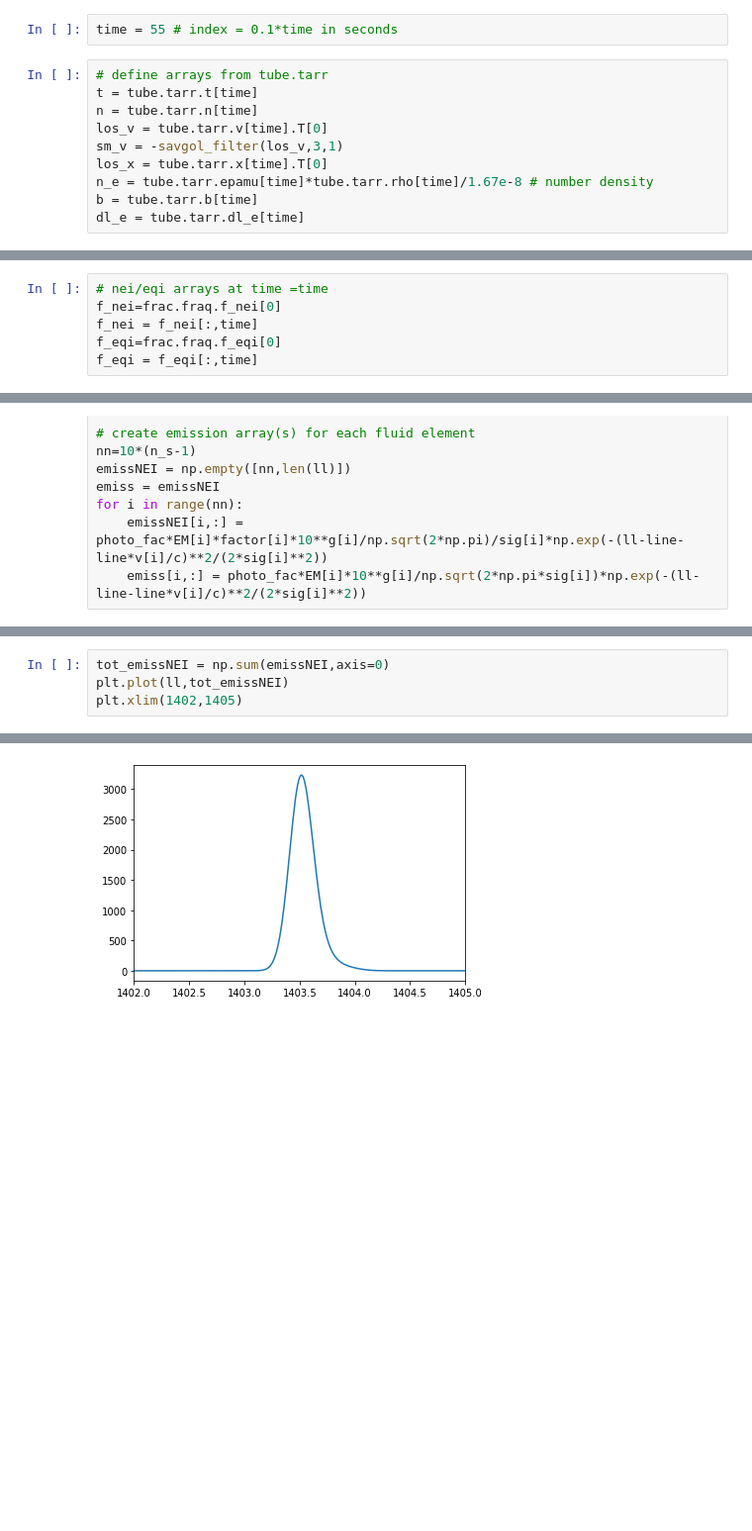
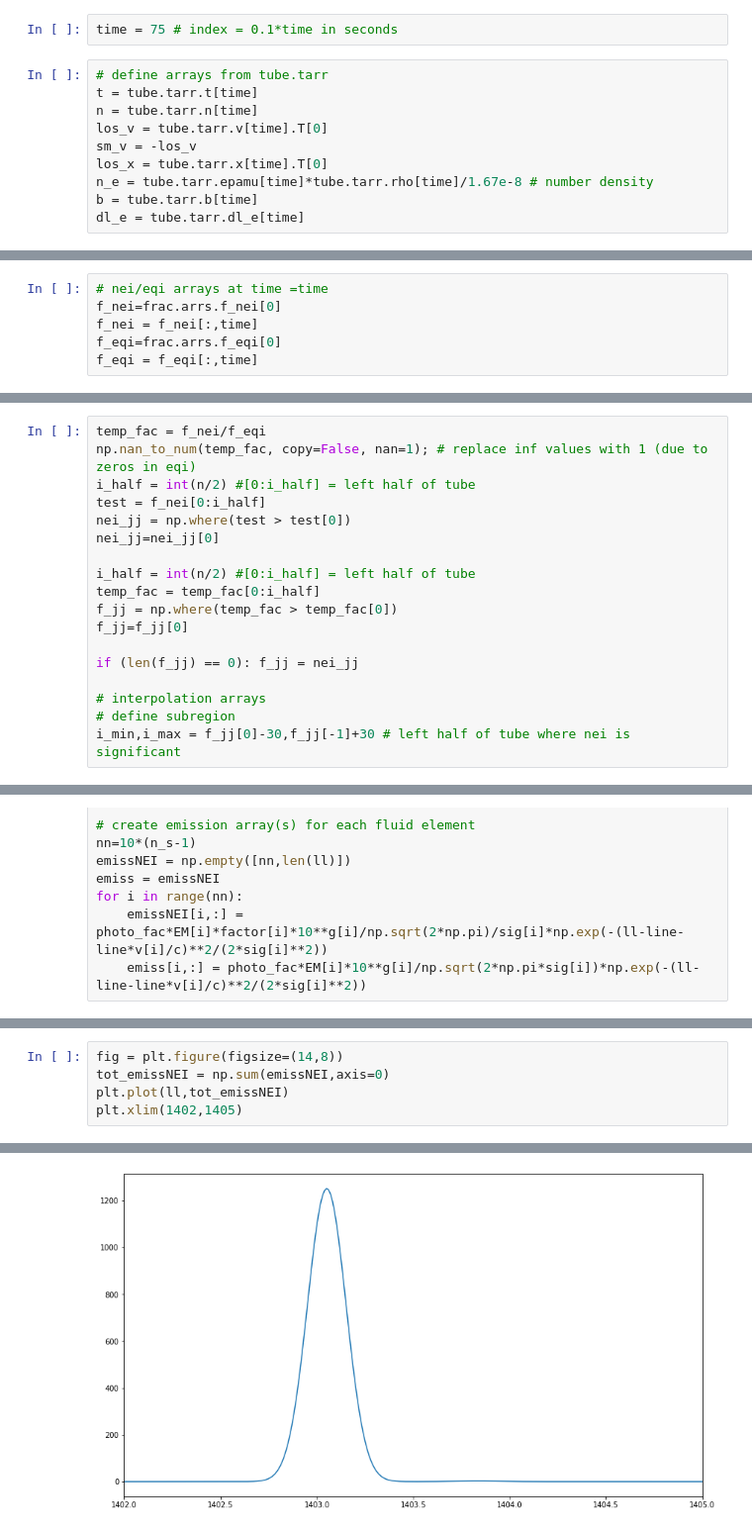
Before and after one commit to wilashfie/synth_spec, a Jupyter notebook: create_spec.ipynb, the cells around one changed output, grey strips where cells are left out. Shown at 99% size. Saved outputs shown, nothing was run; the diff lists cells and outputs as text; blank space fills up the shorter version.

```diff
--- a/create_spec.ipynb
+++ b/create_spec.ipynb
@@ -23,12 +22,12 @@ frac = readsav('/Users/WilliamHenryAshfieldIV/dat/f4_si_iv_nei.sav',verbose=Fals
 log10T,log10G = np.loadtxt('/Users/WilliamHenryAshfieldIV/dat/goft_1403.dat.txt',comments='%',unpack=True)
 # %%
-time = 55 # index = 0.1*time in seconds
+time = 75 # index = 0.1*time in seconds
 # %%
 # define arrays from tube.tarr
 t = tube.tarr.t[time]
 n = tube.tarr.n[time]
 los_v = tube.tarr.v[time].T[0]
-sm_v = -savgol_filter(los_v,3,1)
+sm_v = -los_v
 los_x = tube.tarr.x[time].T[0]
 n_e = tube.tarr.epamu[time]*tube.tarr.rho[time]/1.67e-8 # number density
 b = tube.tarr.b[time]
@@ -42,7 +41,7 @@ G = inter(temp)
 G[temp<22000] = -10000 # set all log10G with low temp to large, small number (st 10^G~0)
 # %%
 # nei/eqi arrays at time =time
-f_nei=frac.fraq.f_nei[0]
+f_nei=frac.arrs.f_nei[0]
 f_nei = f_nei[:,time]
-f_eqi=frac.fraq.f_eqi[0]
+f_eqi=frac.arrs.f_eqi[0]
 f_eqi = f_eqi[:,time]
@@ -51,3 +48,21 @@ i_min,i_max = 285,999 # subspace to interpolate over. covers entirety of condens
+# %%
+temp_fac = f_nei/f_eqi
+np.nan_to_num(temp_fac, copy=False, nan=1); # replace inf values with 1 (due to zeros in eqi)
+i_half = int(n/2) #[0:i_half] = left half of tube
+test = f_nei[0:i_half]
+nei_jj = np.where(test > test[0])
+nei_jj=nei_jj[0]
+
+i_half = int(n/2) #[0:i_half] = left half of tube
+temp_fac = temp_fac[0:i_half]
+f_jj = np.where(temp_fac > temp_fac[0])
+f_jj=f_jj[0]
+
+if (len(f_jj) == 0): f_jj = nei_jj
+
+# interpolation arrays
+# define subregion
+i_min,i_max = f_jj[0]-30,f_jj[-1]+30 # left half of tube where nei is significant
 # %%
 t_s = t[i_min:i_max]
 n_s = len(t_s)
@@ -147,7 +156,8 @@ plt.plot(emiss[3719:3750]);
 # %%
+fig = plt.figure(figsize=(14,8))
 tot_emissNEI = np.sum(emissNEI,axis=0)
 plt.plot(ll,tot_emissNEI)
 plt.xlim(1402,1405)
 # %% [output]
 (1402, 1405)
-[figure, old version]
+[figure, new version]
```
Also changed, not shown: parts of 8 cells of this notebook, 15 other files.
